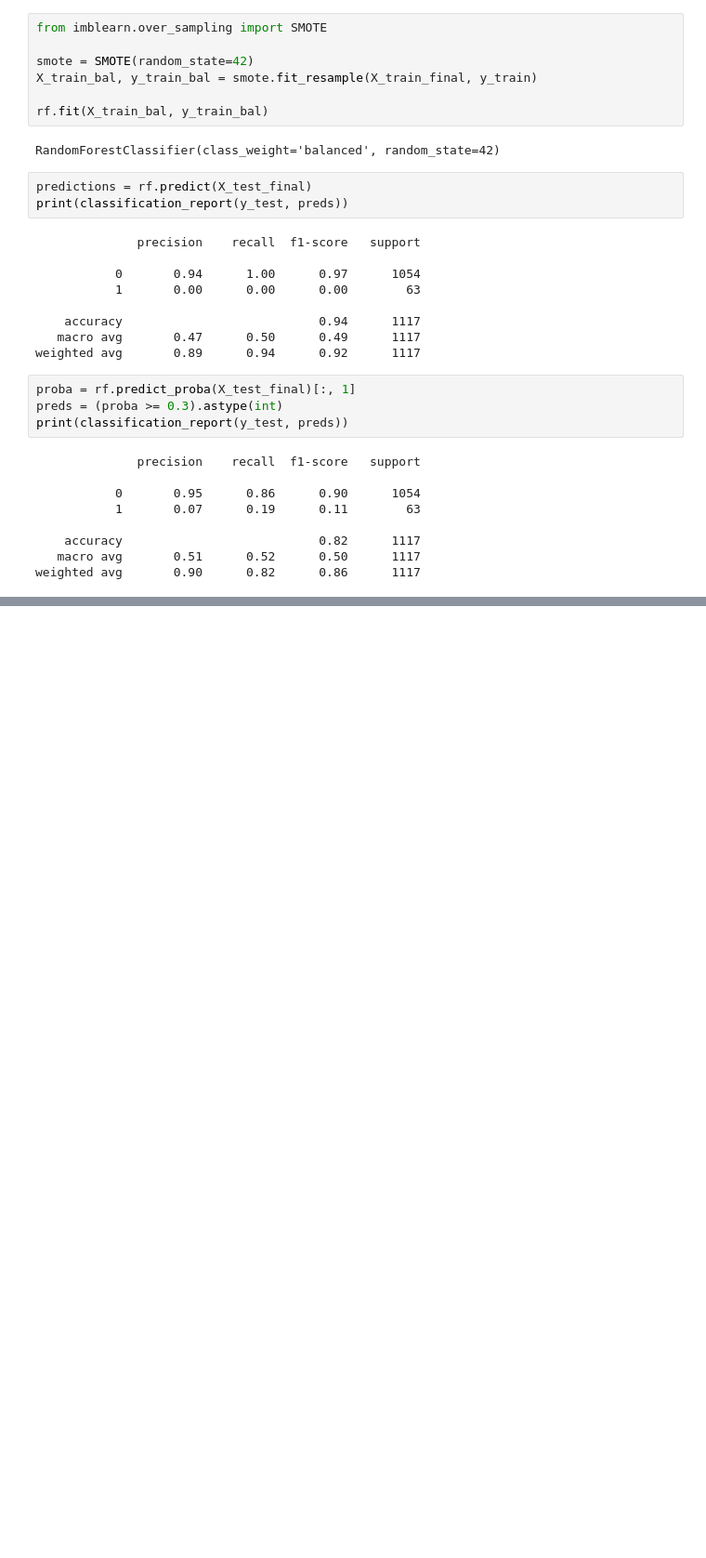
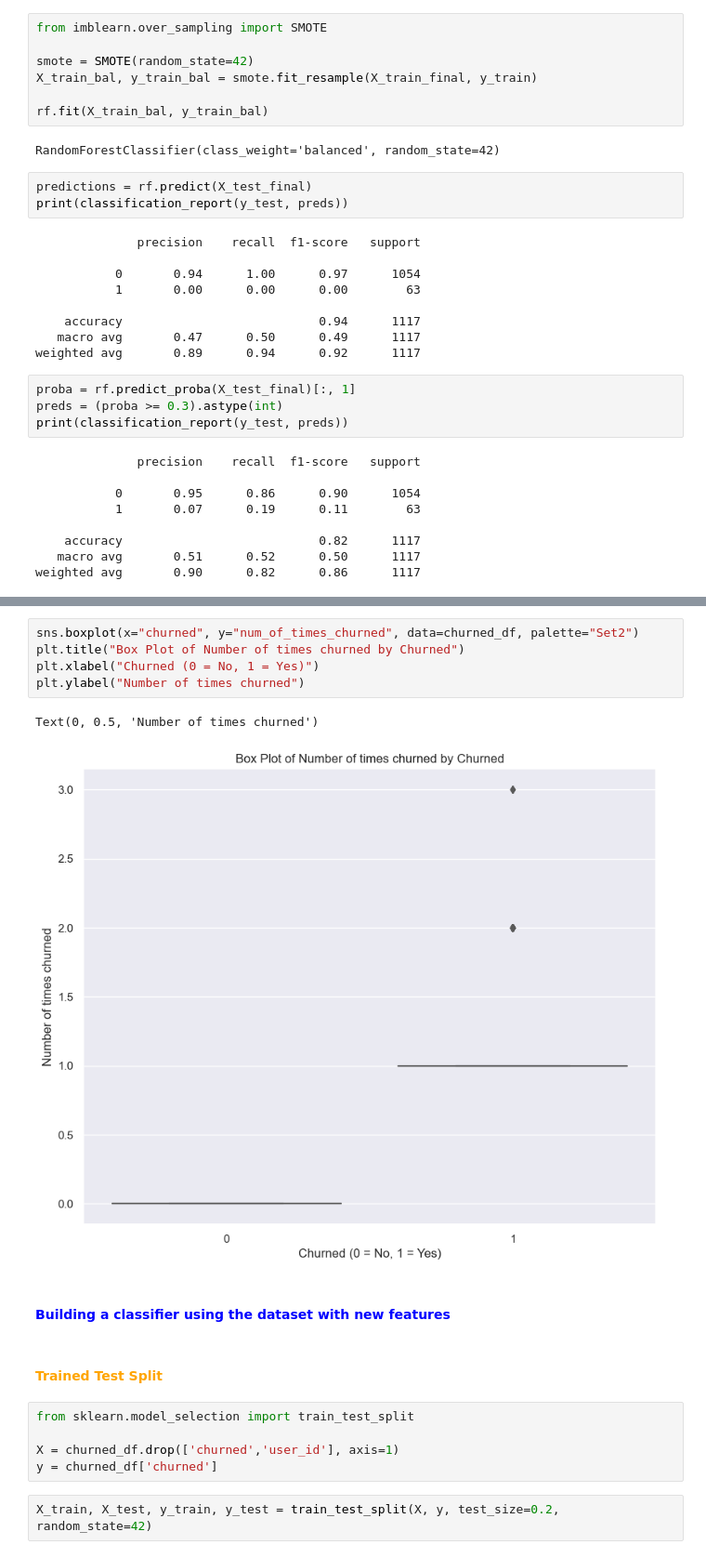
Before and after one commit to carlmaps/MagnimindProjects, a Jupyter notebook: ML/RobinHood Churn/RobinhoodChurn.ipynb, the cells around one changed output, grey strips where cells are left out. Shown: that part at 93% size. Cells and saved outputs as stored; diff of their text form; blank space fills up the shorter version.

```diff
--- a/ML/RobinHood Churn/RobinhoodChurn.ipynb
+++ b/ML/RobinHood Churn/RobinhoodChurn.ipynb
@@ -670,0 +941,19 @@ weighted avg       0.90      0.82      0.86      1117
+# %%
+sns.boxplot(x="churned", y="num_of_times_churned", data=churned_df, palette="Set2")
+plt.title("Box Plot of Number of times churned by Churned")
+plt.xlabel("Churned (0 = No, 1 = Yes)")
+plt.ylabel("Number of times churned")
+# %% [output]
+Text(0, 0.5, 'Number of times churned')
+[figure, added]
+# %% [markdown]
+<h4 style="color:blue;">Building a classifier using the dataset with new features </h4>
+# %% [markdown]
+<h4 style="color:orange;">Trained Test Split</h4>
+# %%
+from sklearn.model_selection import train_test_split
+
+X = churned_df.drop(['churned','user_id'], axis=1)
+y = churned_df['churned']
+# %%
+X_train, X_test, y_train, y_test = train_test_split(X, y, test_size=0.2, random_state=42)
```
Also changed, not shown: parts of 42 cells of this notebook.
